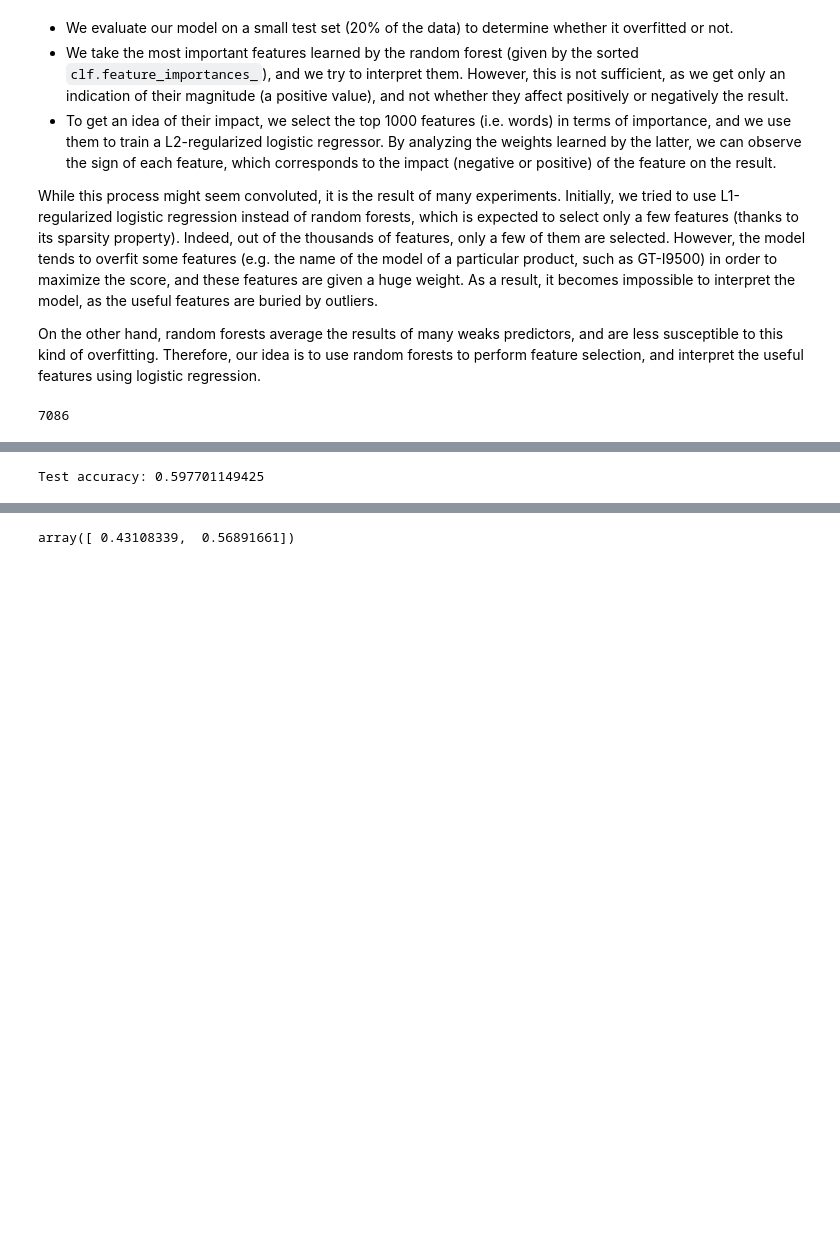
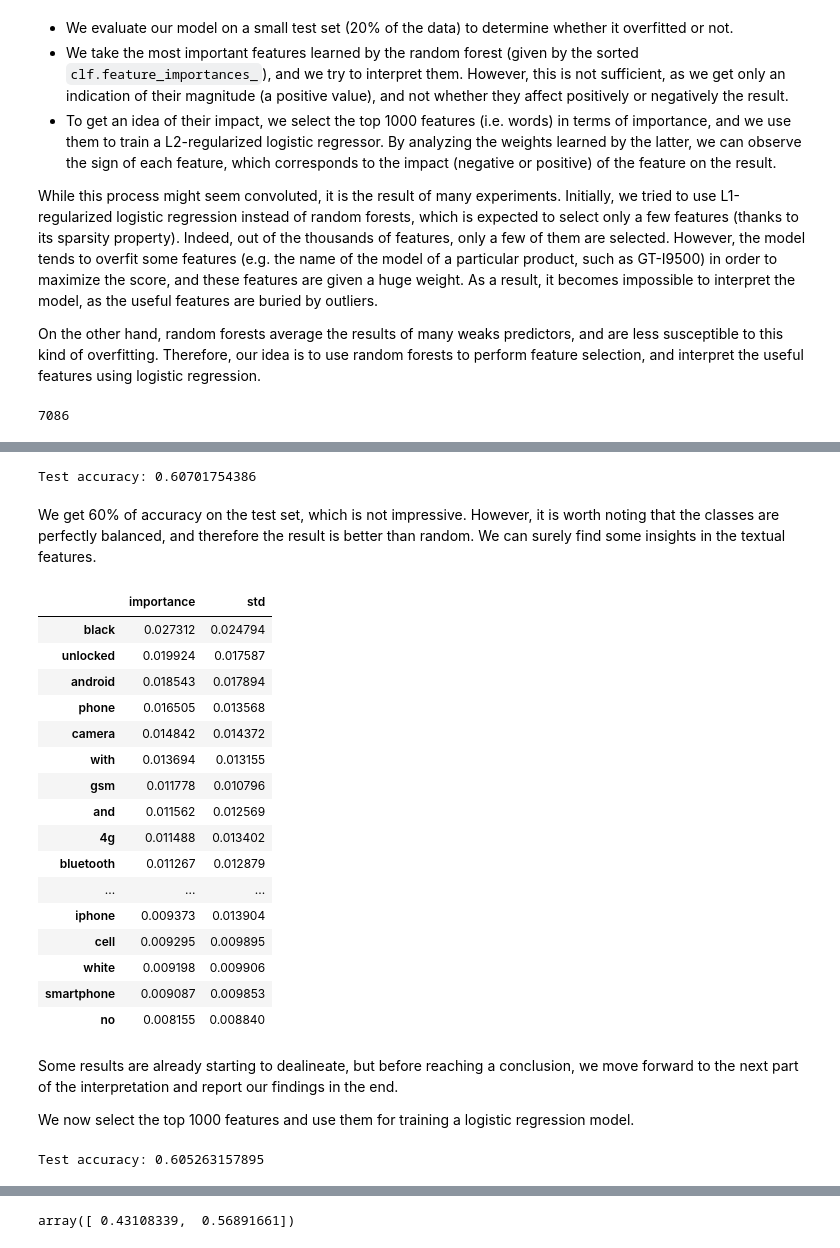
Before and after one commit to tarmeens/ada-homework, a Jupyter notebook: project/Final.ipynb, the cells around one changed output, grey strips where cells are left out. Saved outputs shown, nothing was run; the diff lists cells and outputs as text; code cells hidden in the pictures; blank space fills up the shorter version.

Commit message:
Text analysis description

```diff
--- a/project/Final.ipynb
+++ b/project/Final.ipynb
@@ -963,0 +955,3 @@ len(cliques)
+# %%
+relations = decorrelate(relations)
+len(relations)
@@ -964,8 +960,8 @@ len(cliques)
 # %%
 pairs = []
-for c in cliques:
+for c in relations:
     if len(c) >= 2:
         pairs.append(c)
 pairs = np.array(pairs)
-len(cliques_pairs)
+len(pairs)
 # %% [output]
@@ -1090,11 +1056,55 @@ Best depth: 1
 # %%
+# Perform evaluation on the test set
 vectorizer = TfidfVectorizer(token_pattern='(?u)\\b\\w[a-zA-Z0-9_-]+\\b')
 vectorizer.fit(get_features(data_cv))
-text_features = vectorizer.transform(g.df['title'])
-#text_features = g.df[['num_reviews', 'average_rating']].values
+features = vectorizer.transform(g.df['title'])
+#features = g.df[['num_reviews', 'average_rating']].values # TODO remove
 X, y = build_data(data_cv)
 X_te, y_te = build_data(data_test)
-score, clf = train_model_rf(X, y, X_te, y_te, 10)
+score, clf = train_model_rf(X, y, X_te, y_te, best_depth)
 print('Test accuracy:', score)
 # %% [output]
-Test accuracy: 0.597701149425
+Test accuracy: 0.60701754386
+# %% [markdown]
+We get 60% of accuracy on the test set, which is not impressive. However, it is worth noting that the classes are perfectly balanced, and therefore the result is better than random. We can surely find some insights in the textual features.
+# %%
+important_features = pd.DataFrame(clf.feature_importances_, columns=['importance'])
+important_features['std'] = np.std([tree.feature_importances_ for tree in clf.estimators_], axis=0)
+
+important_features = important_features.sort_values(by='importance', ascending=False).head(1000)
+
+mapping = np.array(vectorizer.get_feature_names())
+num_index = important_features.index
+important_features.index = important_features.index.map(lambda x: mapping[x])
+important_features.head(20)
+# %% [output]
+|  | importance | std |
+| black | 0.027312 | 0.024794 |
+| unlocked | 0.019924 | 0.017587 |
+| android | 0.018543 | 0.017894 |
+| phone | 0.016505 | 0.013568 |
+| camera | 0.014842 | 0.014372 |
+| with | 0.013694 | 0.013155 |
+| gsm | 0.011778 | 0.010796 |
+| and | 0.011562 | 0.012569 |
+| 4g | 0.011488 | 0.013402 |
+| bluetooth | 0.011267 | 0.012879 |
+| ... | ... | ... |
+| iphone | 0.009373 | 0.013904 |
+| cell | 0.009295 | 0.009895 |
+| white | 0.009198 | 0.009906 |
+| smartphone | 0.009087 | 0.009853 |
+| no | 0.008155 | 0.008840 |
+# %% [markdown]
+Some results are already starting to dealineate, but before reaching a conclusion, we move forward to the next part of the interpretation and report our findings in the end.
+
+We now select the top 1000 features and use them for training a logistic regression model.
+# %%
+X, y = build_data(data_cv)
+X_te, y_te = build_data(data_test)
+X = X.tocsr()[:, num_index.values]
+X_te = X_te.tocsr()[:, num_index.values]
+score, clf = train_model_lr(X, y, X_te, y_te, 1e1)
+print('Test accuracy:', score)
+# %% [output]
+Test accuracy: 0.605263157895
```
Also changed, not shown: parts of 16 cells of this notebook.
